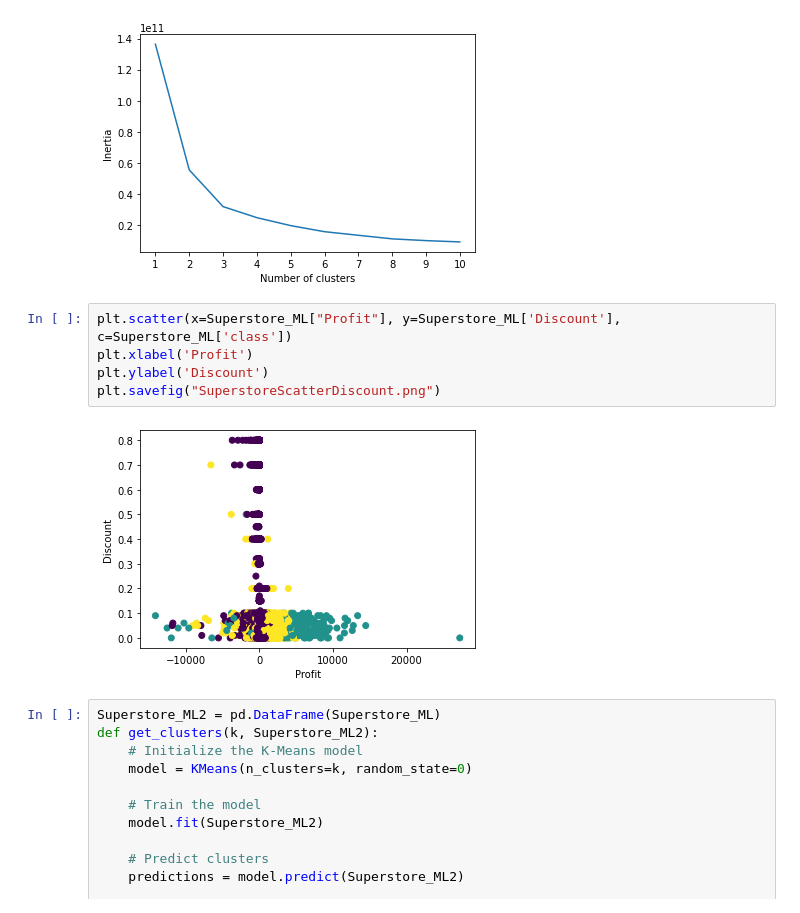
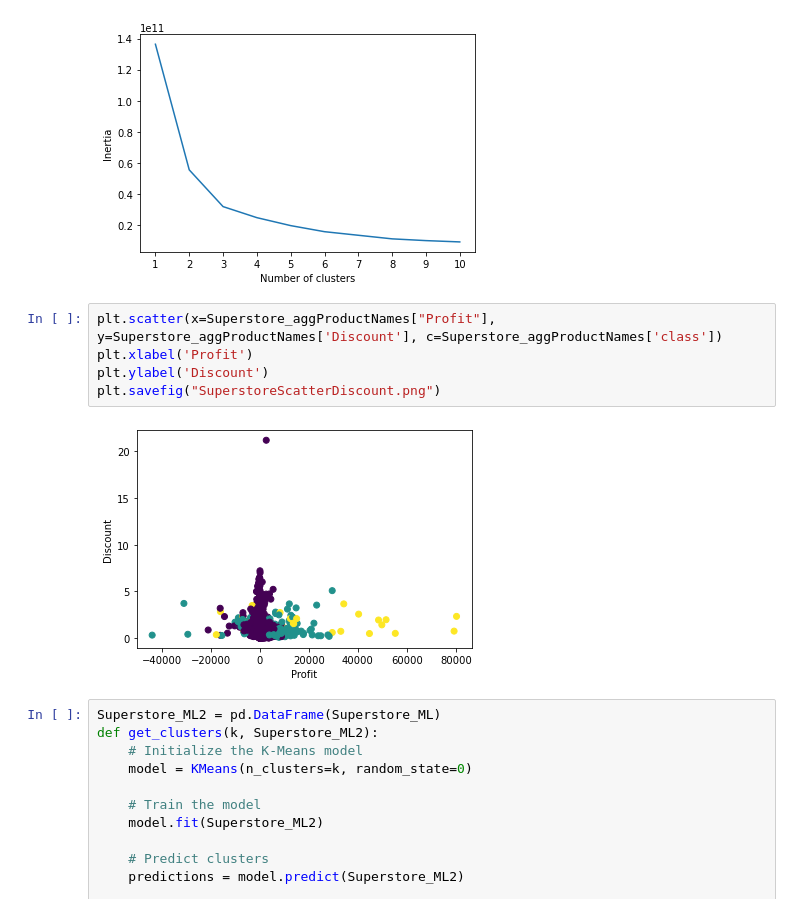
Before and after one commit to ClaytonsCreations/Project-4, a Jupyter notebook: Machine_Learning.ipynb, the cells around one changed output. Drawn from its saved outputs; the diff is of its cells as text.

```diff
--- a/Machine_Learning.ipynb
+++ b/Machine_Learning.ipynb
@@ -332,12 +331,12 @@ plt.savefig('Superstore_MLelbow.png')
 # %% [output]
 [figure]
 # %%
-plt.scatter(x=Superstore_ML["Profit"], y=Superstore_ML['Discount'], c=Superstore_ML['class'])
+plt.scatter(x=Superstore_aggProductNames["Profit"], y=Superstore_aggProductNames['Discount'], c=Superstore_aggProductNames['class'])
 plt.xlabel('Profit')
 plt.ylabel('Discount')
 plt.savefig("SuperstoreScatterDiscount.png")
 # %% [output]
-[figure, old version]
+[figure, new version]
 # %%
 Superstore_ML2 = pd.DataFrame(Superstore_ML)
 def get_clusters(k, Superstore_ML2):
```
Also changed, not shown: parts of 1 cell of this notebook, 3 other files.
